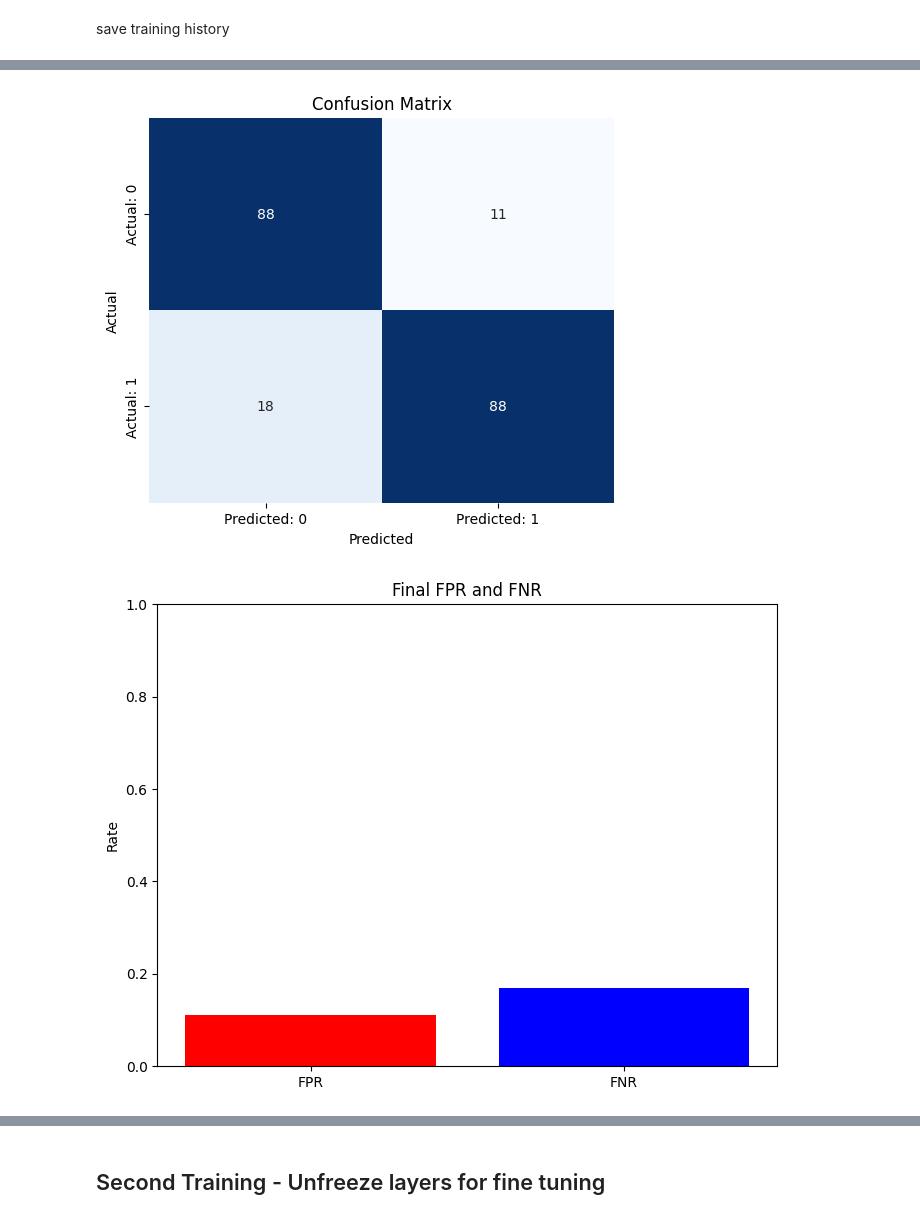
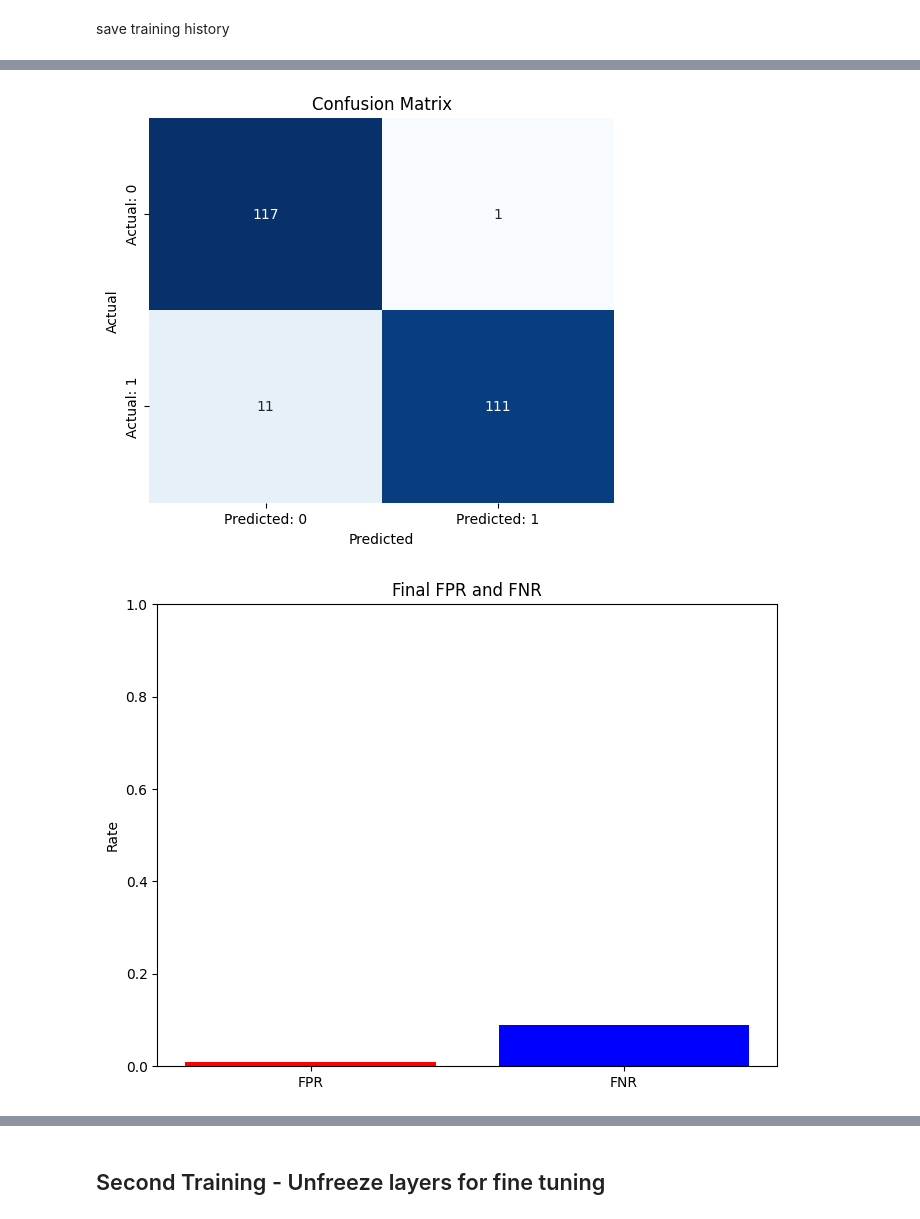
Before and after one commit to AzureSight/thesis_backend, a Jupyter notebook: MODELS/FinalModels.ipynb, the cells around one changed output, grey strips where cells are left out. Drawn from its saved outputs; the diff is of its cells as text; code cells hidden in the pictures.

```diff
--- a/MODELS/FinalModels.ipynb
+++ b/MODELS/FinalModels.ipynb
@@ -926,7 +986,7 @@ metrics_df.to_csv('training_history/first_training_metricsv6.csv', index=False)
 
 
 # Load the CSV file containing the final metrics
-metrics_df = pd.read_csv('training_history/first_training_metricsv5.csv')
+metrics_df = pd.read_csv('training_history/first_training_metricsv7.csv')
 
 # Extract individual metrics
 auc_score = metrics_df['auc_roc'][0]
@@ -942,32 +1002,32 @@ roc_fpr = list(map(float, metrics_df['roc_curve_fpr'][0].split(', ')))
 roc_tpr = list(map(float, metrics_df['roc_curve_tpr'][0].split(', ')))
 # Confusion Matrix heatmap
 conf_matrix = np.array([[tn, fp], [fn, tp]])
 
 plt.figure(figsize=(6, 5))
 sns.heatmap(conf_matrix, annot=True, fmt='d', cmap='Blues', cbar=False,
             xticklabels=['Predicted: 0', 'Predicted: 1'], yticklabels=['Actual: 0', 'Actual: 1'])
 plt.xlabel('Predicted')
 plt.ylabel('Actual')
 plt.title('Confusion Matrix')
 plt.show()
 
 # Plot FPR and FNR
 plt.figure(figsize=(8, 6))
 plt.bar(['FPR', 'FNR'], [fpr, fnr], color=['red', 'blue'])
 plt.ylabel('Rate')
 plt.title('Final FPR and FNR')
 plt.ylim(0, 1)
 plt.show()
 
 plt.figure()
 plt.plot(roc_fpr, roc_tpr, label=f"AUC = {auc_score:.4f}")
 plt.plot([0, 1], [0, 1], 'r--')  # Diagonal line
 plt.xlabel("False Positive Rate")
 plt.ylabel("True Positive Rate")
 plt.title("ROC Curve")
 plt.grid(True)
 plt.legend()
 plt.show()
 # %% [output]
-[figure, old version]
+[figure, new version]
-[figure, old version]
+[figure, new version]
```
Also changed, not shown: parts of 40 cells of this notebook, 16 other files.
